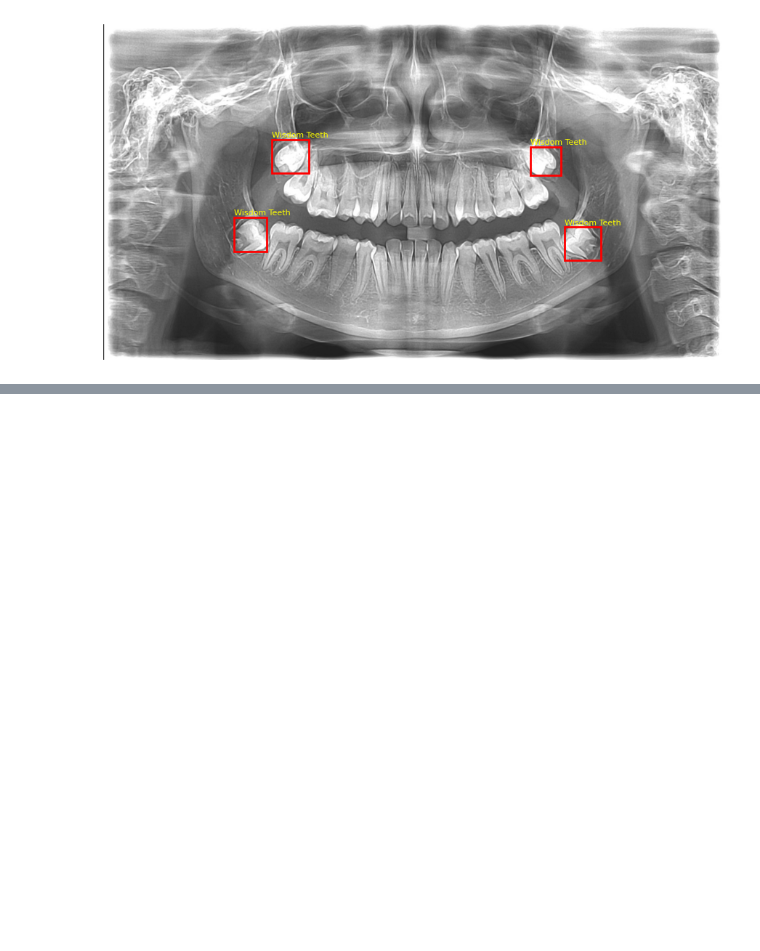
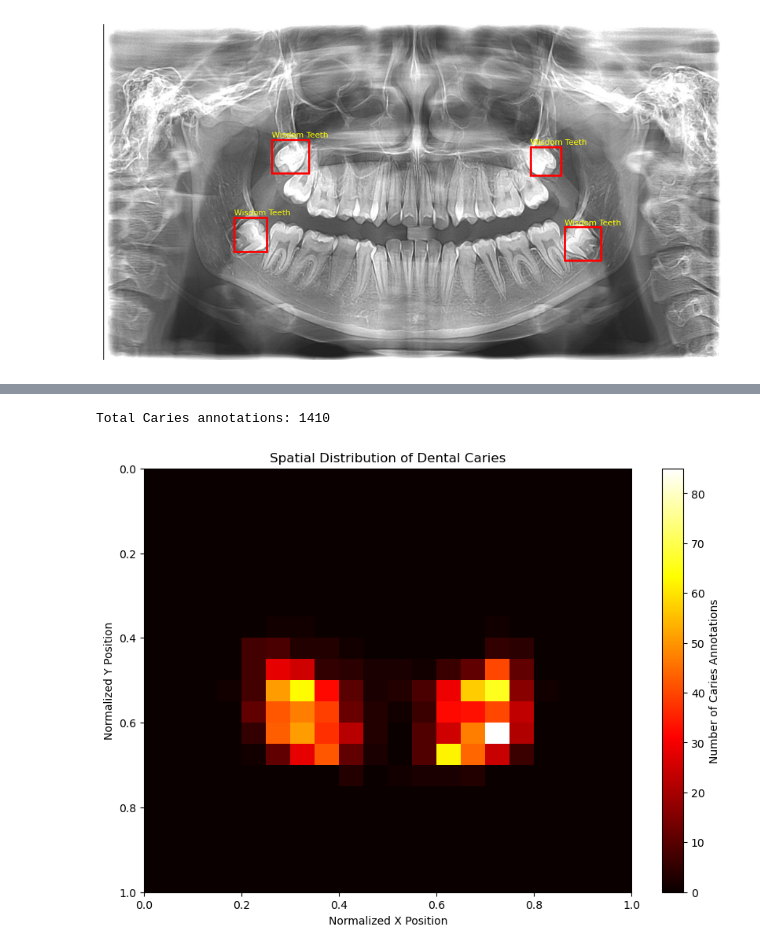
Before and after one commit to amirmahdihaghverdi/dental_p, a Jupyter notebook: MOPG-7/explore.ipynb, the cells around one changed output, grey strips where cells are left out. Drawn from its saved outputs; the diff is of its cells as text; code cells hidden in the pictures; blank space fills up the shorter version.

```diff
--- a/MOPG-7/explore.ipynb
+++ b/MOPG-7/explore.ipynb
@@ -104,0 +250,31 @@ plt.show()
+# %%
+# Filter caries annotations
+
+caries_df = spatial_df[
+    spatial_df["class"] == "Caries"
+]
+
+print("Total Caries annotations:", len(caries_df))
+
+plt.figure(figsize=(10, 7))
+
+plt.hist2d(
+    caries_df["x_center"],
+    caries_df["y_center"],
+    bins=20,
+    range=[[0, 1], [0, 1]],
+    cmap="hot"
+)
+
+plt.colorbar(label="Number of Caries Annotations")
+
+plt.title("Spatial Distribution of Dental Caries")
+plt.xlabel("Normalized X Position")
+plt.ylabel("Normalized Y Position")
+
+plt.gca().invert_yaxis()
+
+plt.show()
+# %% [output]
+Total Caries annotations: 1410
+[figure, added]
```
Also changed, not shown: parts of 8 cells of this notebook, 1 other file.
